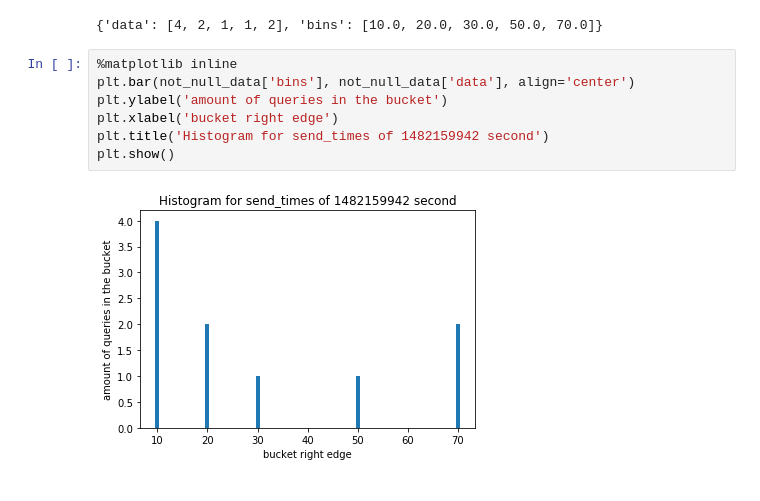
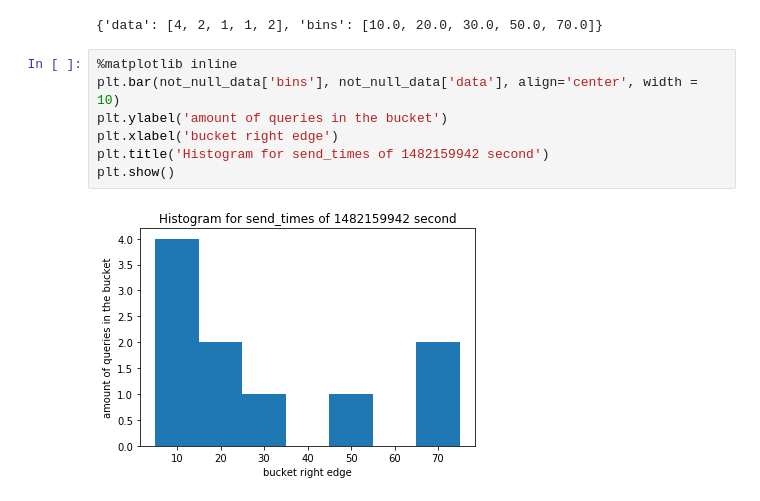
Before and after one commit to netortik/creepy-octo-turtle, a Jupyter notebook: jupyter/hist.ipynb, the cells around one changed output. Drawn from its saved outputs; the diff is of its cells as text.

```diff
--- a/jupyter/hist.ipynb
+++ b/jupyter/hist.ipynb
@@ -155,10 +155,10 @@ not_null_data
 {'data': [4, 2, 1, 1, 2], 'bins': [10.0, 20.0, 30.0, 50.0, 70.0]}
 # %%
 %matplotlib inline
-plt.bar(not_null_data['bins'], not_null_data['data'], align='center')
+plt.bar(not_null_data['bins'], not_null_data['data'], align='center', width = 10)
 plt.ylabel('amount of queries in the bucket')
 plt.xlabel('bucket right edge')
 plt.title('Histogram for send_times of 1482159942 second')
 plt.show()
 # %% [output]
-[figure, old version]
+[figure, new version]
```
